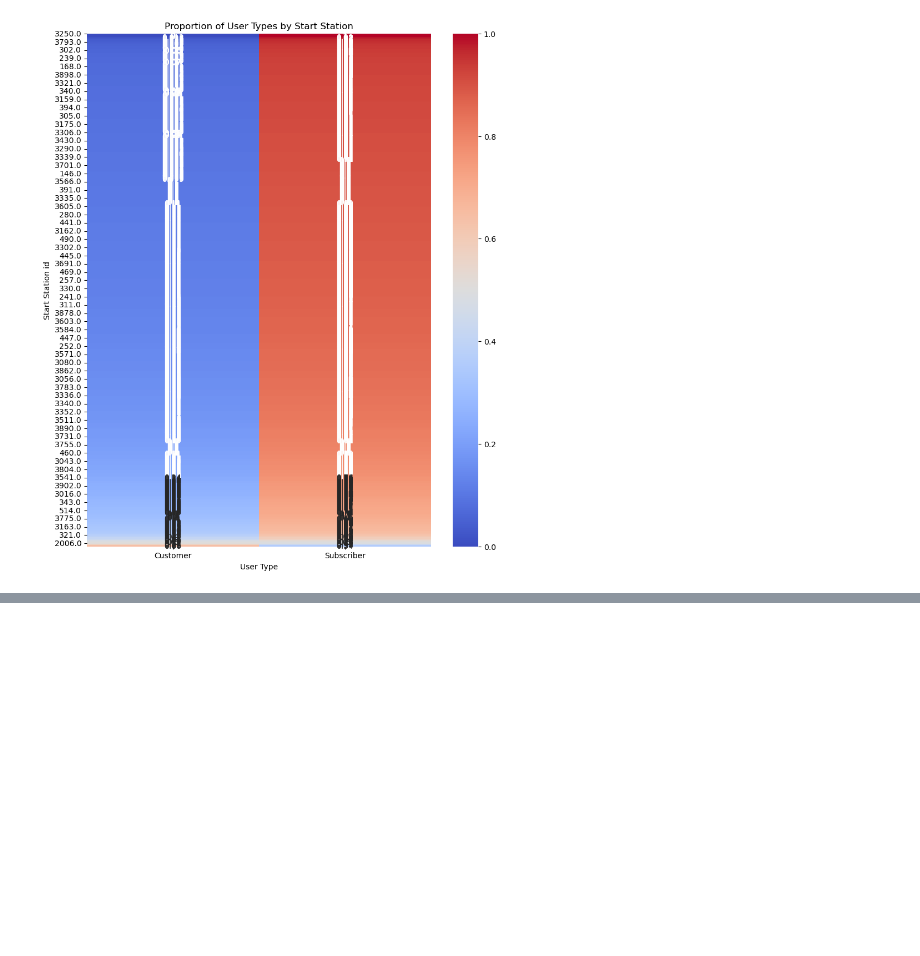
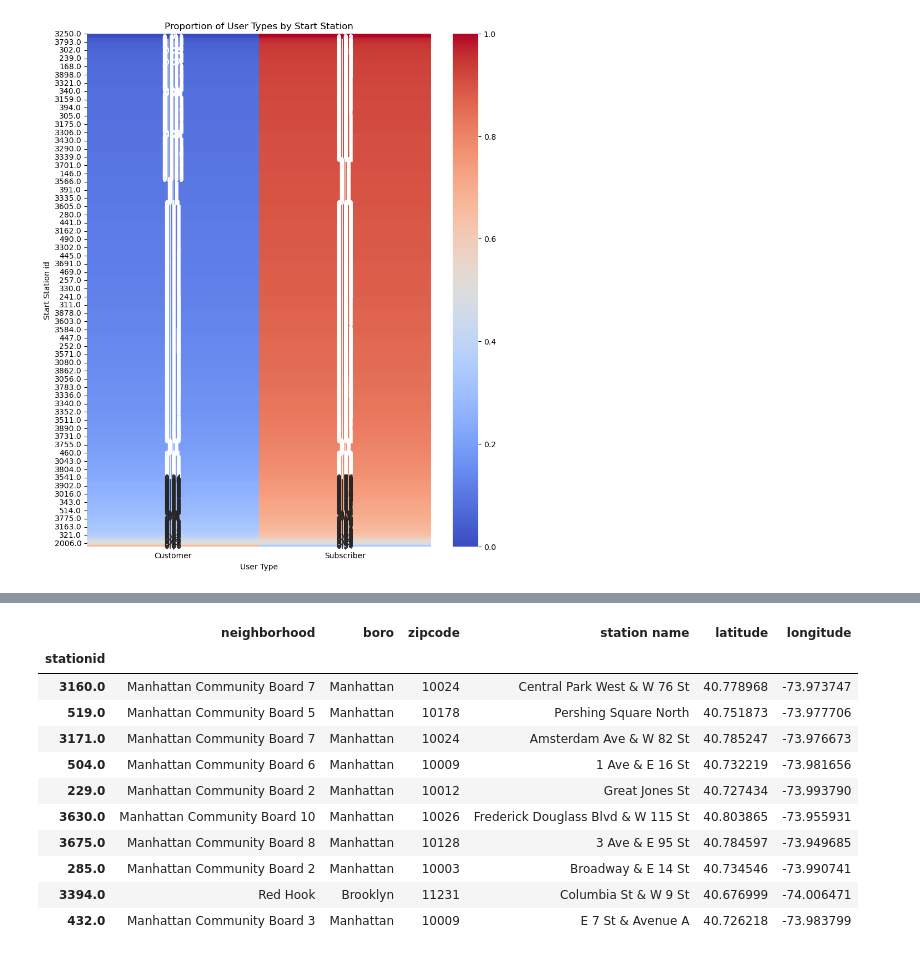
Before and after one commit to lukasschirren/nyc_bike_rental, a Jupyter notebook: Helen_JupyterWorkspace.ipynb, the cells around one changed output, grey strips where cells are left out. Cells and saved outputs as stored; diff of their text form; code cells hidden in the pictures; blank space fills up the shorter version.

```diff
--- a/Helen_JupyterWorkspace.ipynb
+++ b/Helen_JupyterWorkspace.ipynb
@@ -515,0 +579,24 @@ station_locations.iloc[:4]
+# %%
+dfstations = pd.DataFrame(index=dfs.index, data=locations,\
+                          columns=['neighbourhood','suburb','postcode'])
+dfstations.rename(columns={"neighbourhood":"neighborhood" , "suburb": "boro", "postcode": "zipcode"}\
+                  ,inplace=True )
+dfstations['zipcode'] = dfstations['zipcode'].str[:5].astype('category')
+
+dfstations['neighborhood'] = dfstations['neighborhood'].astype('category')
+dfstations['boro'] = dfstations['boro'].astype('category')
+dfstations[['station name','latitude','longitude']] = dfs[['station name','latitude','longitude']]
+dfstations.head(10)
+# %% [output]
+|  | neighborhood | boro | zipcode | station name | latitude | longitude |
+| stationid |  |  |  |  |  |  |
+| 3160.0 | Manhattan Community Board 7 | Manhattan | 10024 | Central Park West & W 76 St | 40.778968 | -73.973747 |
+| 519.0 | Manhattan Community Board 5 | Manhattan | 10178 | Pershing Square North | 40.751873 | -73.977706 |
+| 3171.0 | Manhattan Community Board 7 | Manhattan | 10024 | Amsterdam Ave & W 82 St | 40.785247 | -73.976673 |
+| 504.0 | Manhattan Community Board 6 | Manhattan | 10009 | 1 Ave & E 16 St | 40.732219 | -73.981656 |
+| 229.0 | Manhattan Community Board 2 | Manhattan | 10012 | Great Jones St | 40.727434 | -73.993790 |
+| 3630.0 | Manhattan Community Board 10 | Manhattan | 10026 | Frederick Douglass Blvd & W 115 St | 40.803865 | -73.955931 |
+| 3675.0 | Manhattan Community Board 8 | Manhattan | 10128 | 3 Ave & E 95 St | 40.784597 | -73.949685 |
+| 285.0 | Manhattan Community Board 2 | Manhattan | 10003 | Broadway & E 14 St | 40.734546 | -73.990741 |
+| 3394.0 | Red Hook | Brooklyn | 11231 | Columbia St & W 9 St | 40.676999 | -74.006471 |
+| 432.0 | Manhattan Community Board 3 | Manhattan | 10009 | E 7 St & Avenue A | 40.726218 | -73.983799 |
```
Also changed, not shown: parts of 22 cells of this notebook, 1 other file.
